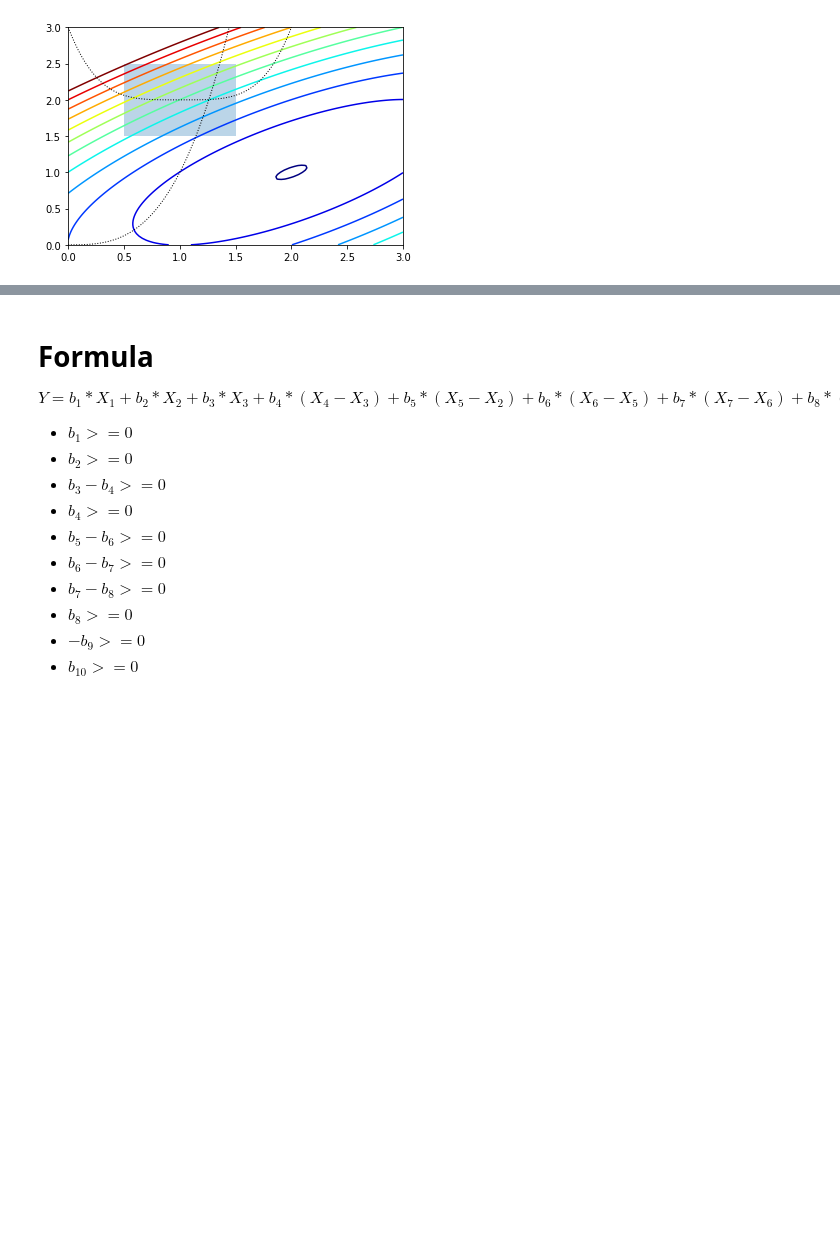
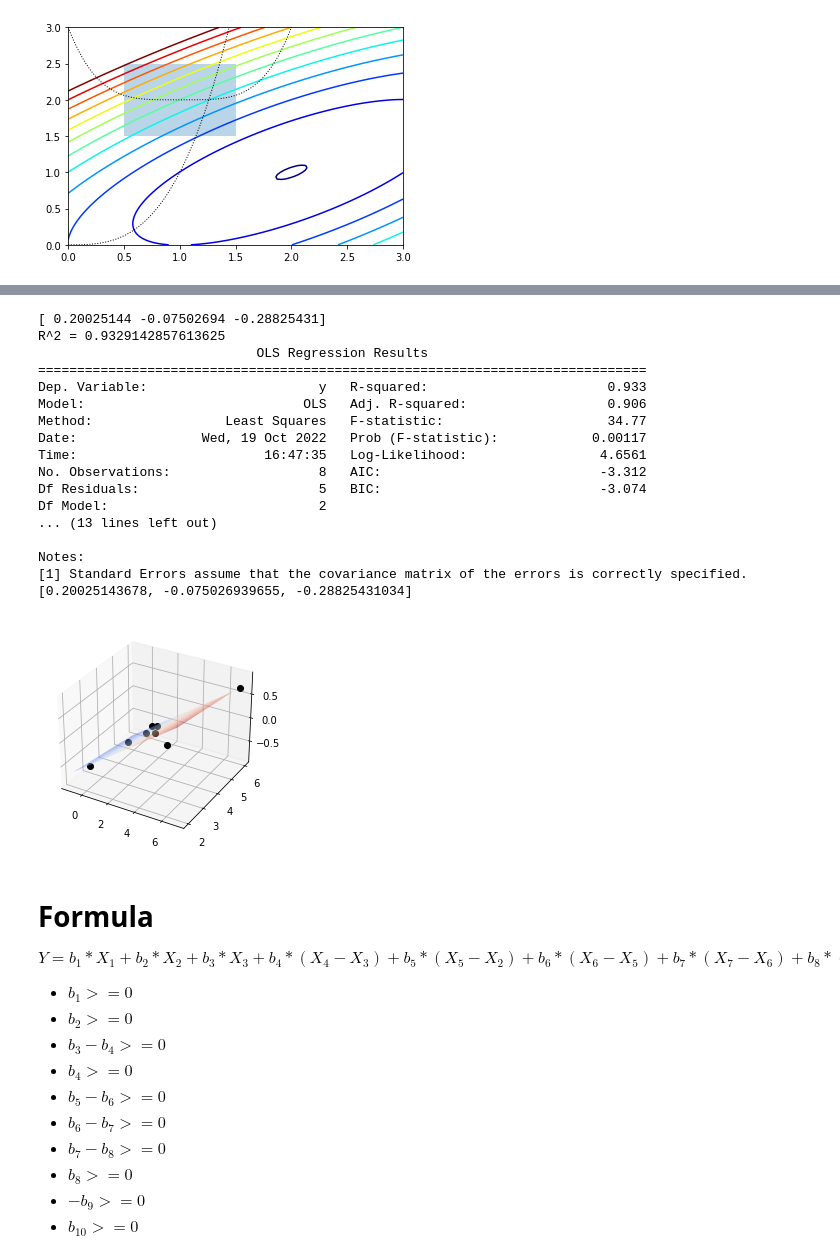
Before and after one commit to noahlias/datacamp_course, a Jupyter notebook: lineregressionwithconstraint.ipynb, the cells around one changed output, grey strips where cells are left out. Cells and saved outputs as stored; diff of their text form; code cells hidden in the pictures; blank space fills up the shorter version.

```diff
--- a/lineregressionwithconstraint.ipynb
+++ b/lineregressionwithconstraint.ipynb
@@ -20,3 +20,62 @@ plt.axis([0,3,0,3])
 # %% [output]
 (0.0, 3.0, 0.0, 3.0)
 [figure]
+# %%
+import numpy as np
+import statsmodels.api as sm
+from gekko import GEKKO
+
+# Data
+x0 = np.array([4,5,2,3,-1,1,6,7])
+x1 = np.array([3,2,3,4, 3,5,2,6])
+y = np.array([0.3,0.8,-0.05,0.1,-0.8,-0.5,0.5,0.65])
+
+# calculate R^2
+def rsq(y1,y2):
+    yresid= y1 - y2
+    SSresid = np.sum(yresid**2)
+    SStotal = len(y1) * np.var(y1)
+    r2 = 1 - SSresid/SStotal
+    return r2
+
+# Method 1: numpy linalg solution
+#       Y =     X a
+#   X^T Y = X^T X a
+X = np.vstack((x0,x1,np.ones(len(x0)))).T
+a = np.linalg.lstsq(X,y)[0]; print(a)
+yfit = a[0]*x0+a[1]*x1+a[2]
+print('R^2 = '+str(rsq(y,yfit)))
+
+# Method 2: statsmodels ordinary least squares
+model = sm.OLS(y,X).fit()
+predictions = model.predict(X)
+print(model.summary())
+
+# Method 3: gekko
+m = GEKKO(remote=False); m.options.IMODE=2
+c  = m.Array(m.FV,3)
+for ci in c:
+    ci.STATUS=1
+xd = m.Array(m.Param,2); xd[0].value=x0; xd[1].value=x1
+yd = m.Param(y); yp = m.Var()
+s =  m.sum([c[i]*xd[i] for i in range(2)])
+m.Equation(yp==s+c[-1])
+m.Minimize((yd-yp)**2)
+m.solve(disp=False)
+a = [c[i].value[0] for i in range(3)]
+print(a)
+
+# plot data
+from mpl_toolkits import mplot3d
+from matplotlib import cm
+import matplotlib.pyplot as plt
+fig = plt.figure()
+ax  = plt.axes(projection='3d')
+ax.plot3D(x0,x1,y,'ko')
+x0t = np.arange(-1,7,0.25)
+x1t = np.arange(2,6,0.25)
+X0,X1 = np.meshgrid(x0t,x1t)
+Yt = a[0]*X0+a[1]*X1+a[2]
+ax.plot_surface(X0,X1,Yt,cmap=cm.coolwarm,alpha=0.5)
+plt.show()
+# %% [output]
@@ -23,3 +83,21 @@ plt.axis([0,3,0,3])
+[ 0.20025144 -0.07502694 -0.28825431]
+R^2 = 0.9329142857613625
+                            OLS Regression Results
+==============================================================================
+Dep. Variable:                      y   R-squared:                       0.933
+Model:                            OLS   Adj. R-squared:                  0.906
+Method:                 Least Squares   F-statistic:                     34.77
+Date:                Wed, 19 Oct 2022   Prob (F-statistic):            0.00117
+Time:                        16:47:35   Log-Likelihood:                 4.6561
+No. Observations:                   8   AIC:                            -3.312
+Df Residuals:                       5   BIC:                            -3.074
+Df Model:                           2
+... (13 lines left out)
+
+Notes:
+[1] Standard Errors assume that the covariance matrix of the errors is correctly specified.
+[0.20025143678, -0.075026939655, -0.28825431034]
+[figure, added]
 # %% [markdown]
 # Formula
 
```
Also changed, not shown: parts of 16 cells of this notebook.
